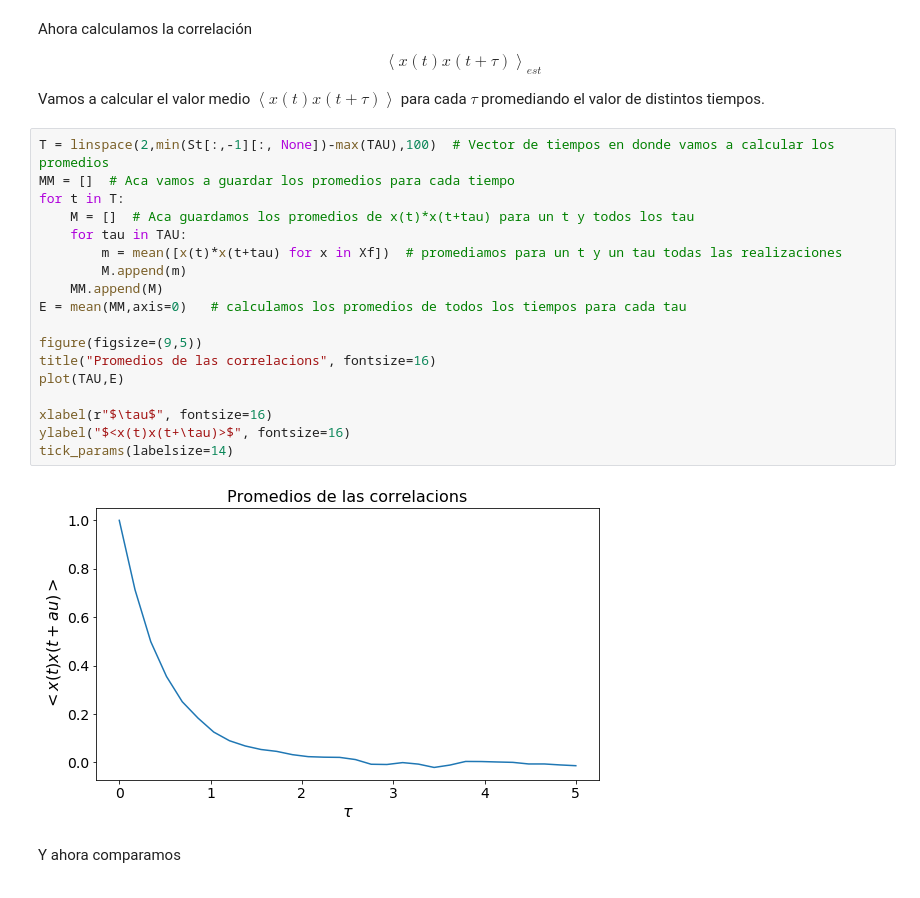
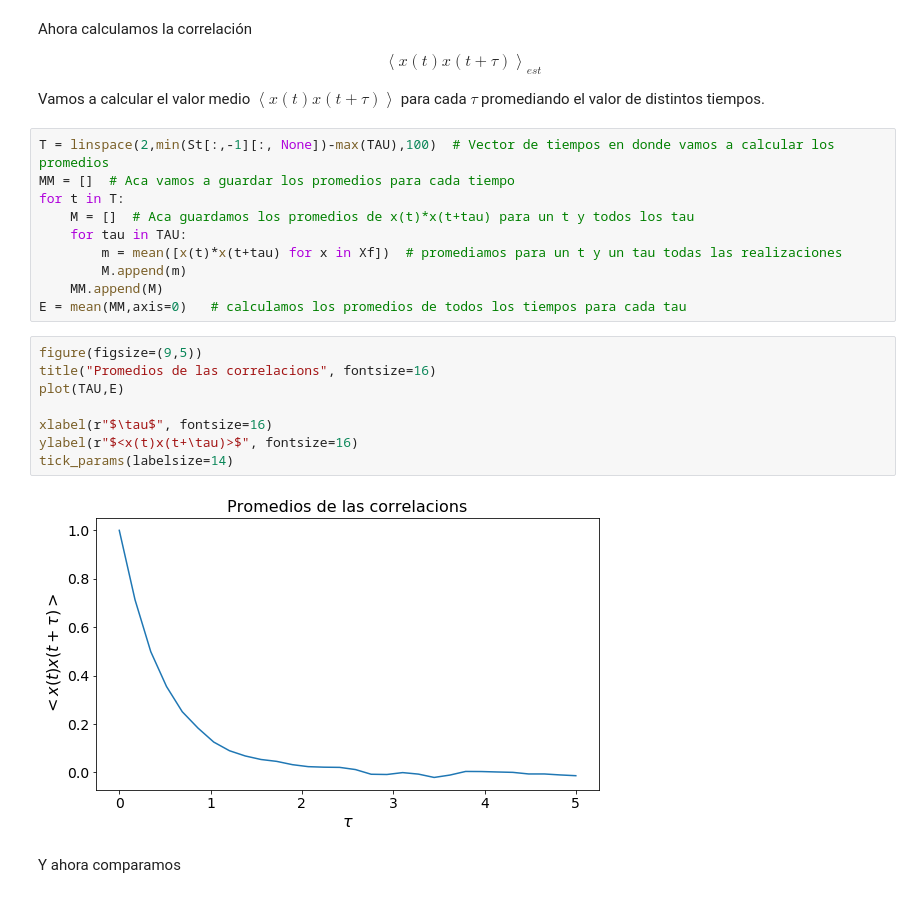
Before and after one commit to lucasmicheletti/ProcesosEstocasticos, a Jupyter notebook: P2 - Dicotomico.ipynb, the cells around one changed output. Saved outputs shown, nothing was run; the diff lists cells and outputs as text.

```diff
--- a/P2 - Dicotomico.ipynb
+++ b/P2 - Dicotomico.ipynb
@@ -138,16 +138,16 @@ for t in T:
         M.append(m)
     MM.append(M)
 E = mean(MM,axis=0)   # calculamos los promedios de todos los tiempos para cada tau
-
-figure(figsize=(9,5))
-title("Promedios de las correlacions", fontsize=16)
-plot(TAU,E)
-
-xlabel(r"$\tau$", fontsize=16)
-ylabel("$<x(t)x(t+\tau)>$", fontsize=16)
-tick_params(labelsize=14)
-# %% [output]
-[figure, removed]
+# %%
+figure(figsize=(9,5))
+title("Promedios de las correlacions", fontsize=16)
+plot(TAU,E)
+
+xlabel(r"$\tau$", fontsize=16)
+ylabel(r"$<x(t)x(t+\tau)>$", fontsize=16)
+tick_params(labelsize=14)
+# %% [output]
+[figure, added]
 # %% [markdown]
 Y ahora comparamos
 # %%
```
